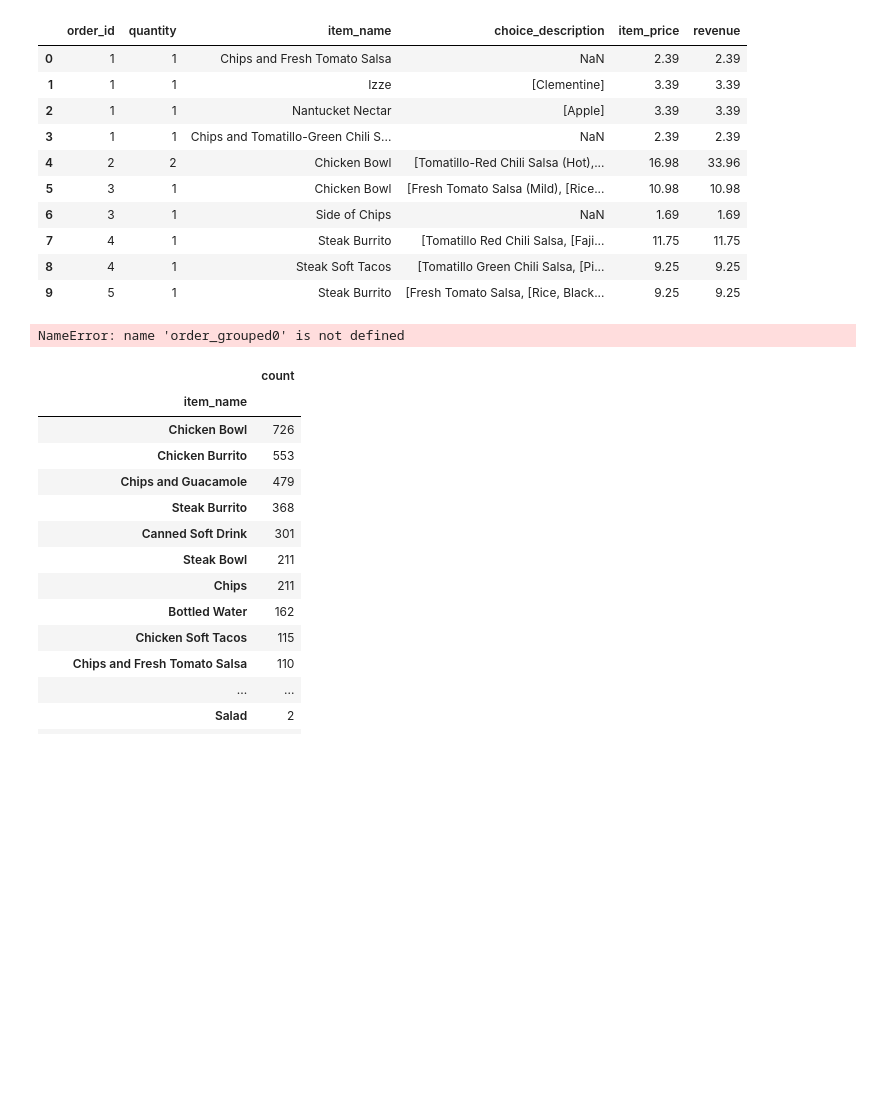
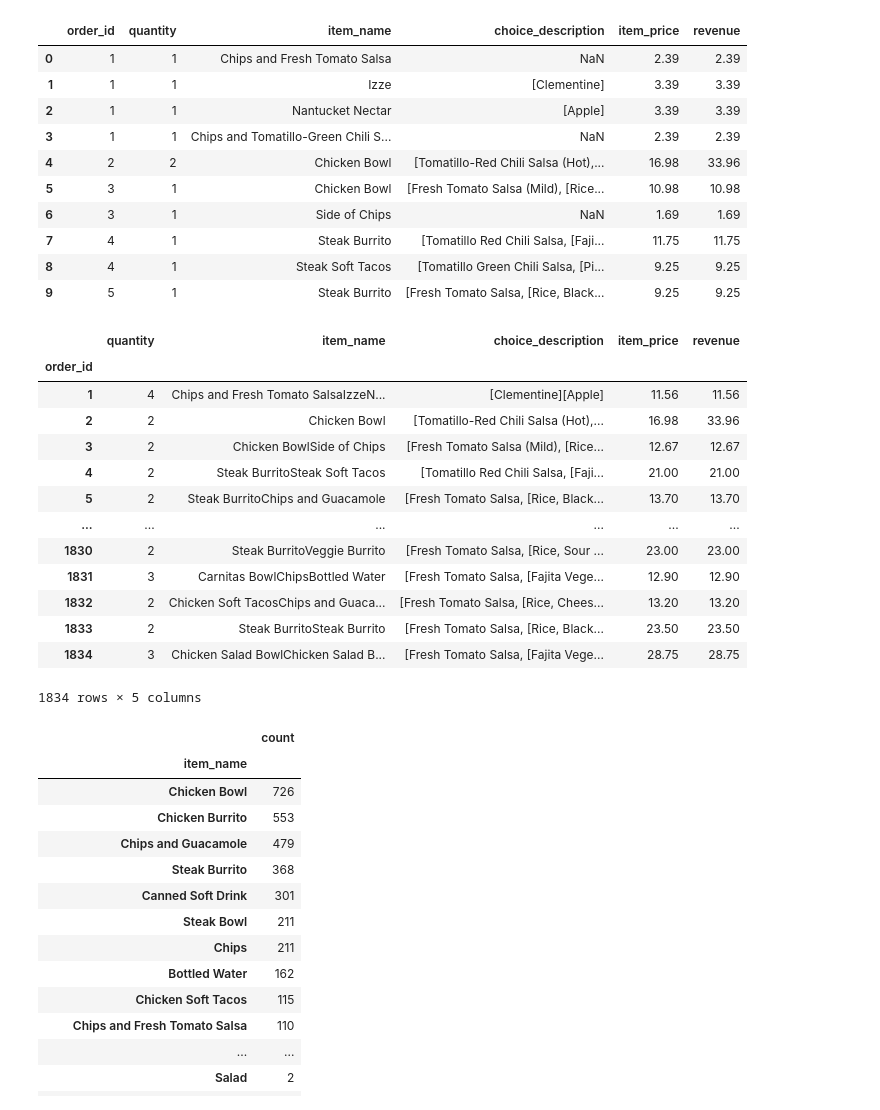
Before and after one commit to EmreBHCC/pandas_calismalari, a Jupyter notebook: ornekPandas0.ipynb, the cells around one changed output. Cells and saved outputs as stored; diff of their text form; code cells hidden in the pictures; blank space fills up the shorter version.

```diff
--- a/ornekPandas0.ipynb
+++ b/ornekPandas0.ipynb
@@ -137,10 +137,23 @@ chipo.head(10)
 | 9 | 5 | 1 | Steak Burrito | [Fresh Tomato Salsa, [Rice, Black... | 9.25 | 9.25 |
 # %%
 order_grouped = chipo.groupby(by=['order_id']).sum()
-# %%
-order_grouped0
-# %% [output]
-NameError: name 'order_grouped0' is not defined
+# %%
+order_grouped
+# %% [output]
+|  | quantity | item_name | choice_description | item_price | revenue |
+| order_id |  |  |  |  |  |
+| 1 | 4 | Chips and Fresh Tomato SalsaIzzeN... | [Clementine][Apple] | 11.56 | 11.56 |
+| 2 | 2 | Chicken Bowl | [Tomatillo-Red Chili Salsa (Hot),... | 16.98 | 33.96 |
+| 3 | 2 | Chicken BowlSide of Chips | [Fresh Tomato Salsa (Mild), [Rice... | 12.67 | 12.67 |
+| 4 | 2 | Steak BurritoSteak Soft Tacos | [Tomatillo Red Chili Salsa, [Faji... | 21.00 | 21.00 |
+| 5 | 2 | Steak BurritoChips and Guacamole | [Fresh Tomato Salsa, [Rice, Black... | 13.70 | 13.70 |
+| ... | ... | ... | ... | ... | ... |
+| 1830 | 2 | Steak BurritoVeggie Burrito | [Fresh Tomato Salsa, [Rice, Sour ... | 23.00 | 23.00 |
+| 1831 | 3 | Carnitas BowlChipsBottled Water | [Fresh Tomato Salsa, [Fajita Vege... | 12.90 | 12.90 |
+| 1832 | 2 | Chicken Soft TacosChips and Guaca... | [Fresh Tomato Salsa, [Rice, Chees... | 13.20 | 13.20 |
+| 1833 | 2 | Steak BurritoSteak Burrito | [Fresh Tomato Salsa, [Rice, Black... | 23.50 | 23.50 |
+| 1834 | 3 | Chicken Salad BowlChicken Salad B... | [Fresh Tomato Salsa, [Fajita Vege... | 28.75 | 28.75 |
+1834 rows × 5 columns
 # %%
 chipo.item_name.value_counts()
 # %% [output]
```
Also changed, not shown: parts of 1 cell of this notebook.
